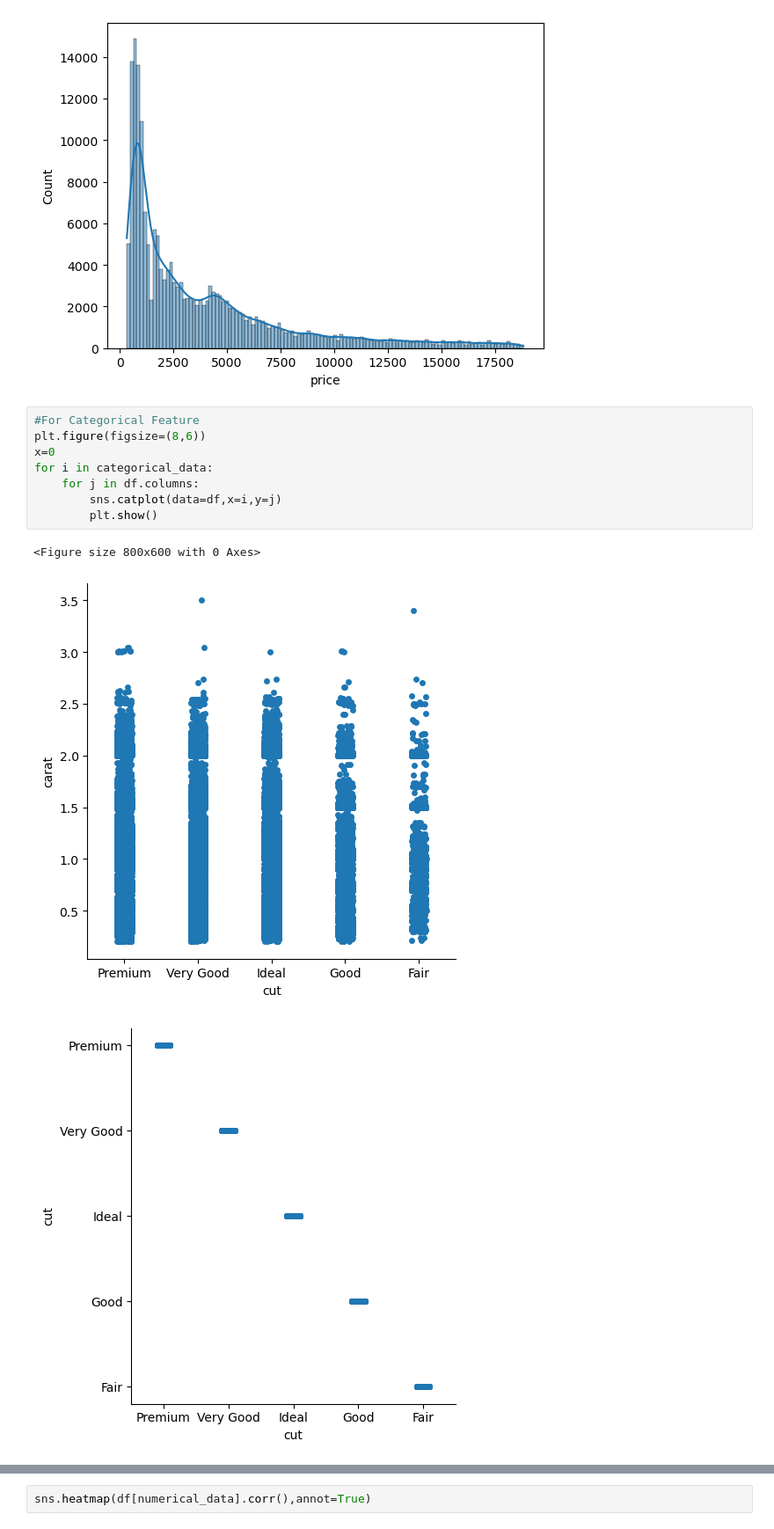
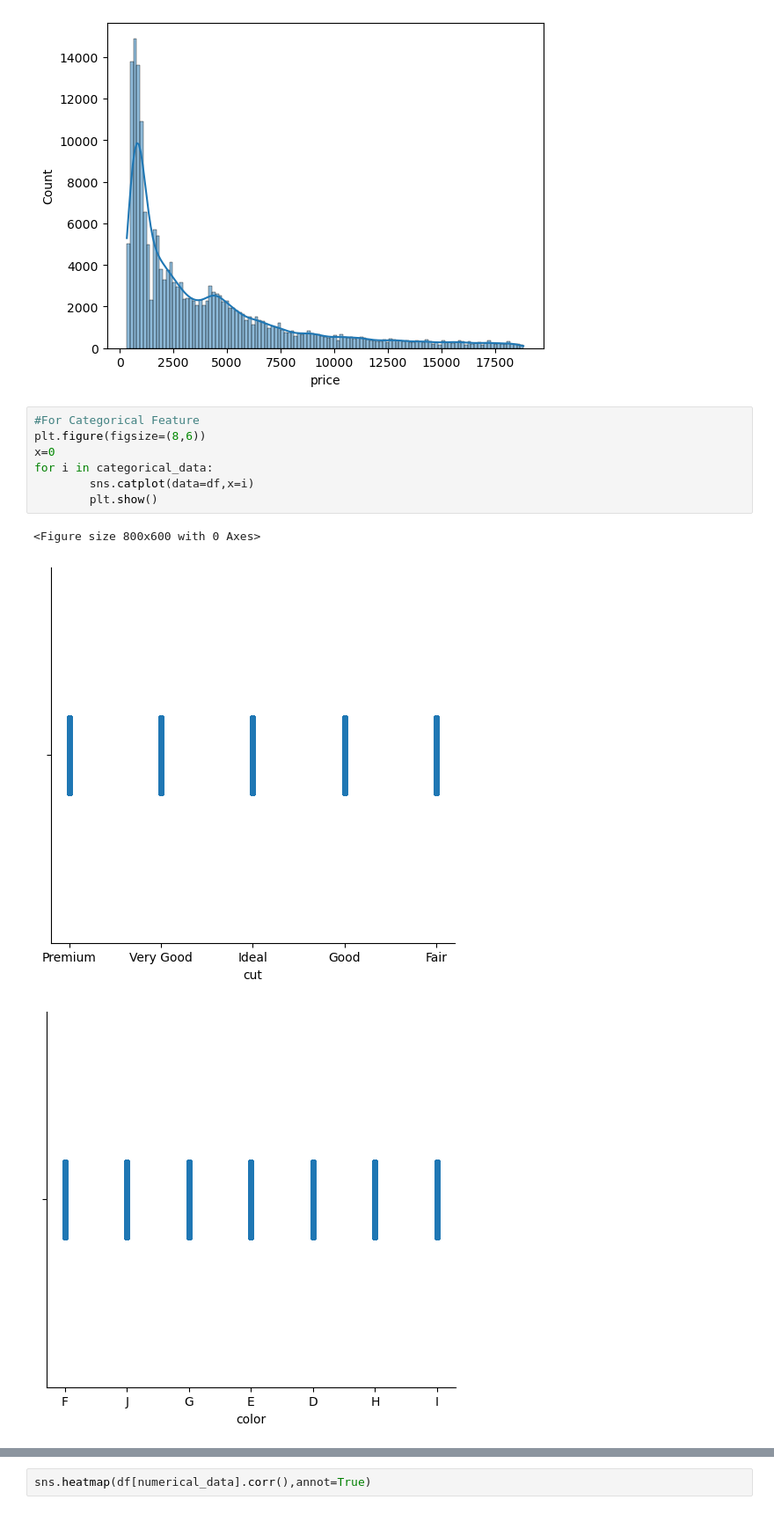
Before and after one commit to anirudh7371/Diamond-Price-Predictor, a Jupyter notebook: notebooks/EDA.ipynb, the cells around one changed output, grey strips where cells are left out. Shown at 88% size. Drawn from its saved outputs; the diff is of its cells as text.

```diff
--- a/notebooks/EDA.ipynb
+++ b/notebooks/EDA.ipynb
@@ -167,12 +167,11 @@ for i in numerical_data:
 # %%
 #For Categorical Feature
 plt.figure(figsize=(8,6))
 x=0
 for i in categorical_data:
-    for j in df.columns:
-        sns.catplot(data=df,x=i,y=j)
+        sns.catplot(data=df,x=i)
         plt.show()
 # %% [output]
 <Figure size 800x600 with 0 Axes>
-[figure, old version]
+[figure, new version]
-[figure, old version]
+[figure, new version]
```
Also changed, not shown: parts of 2 cells of this notebook.
